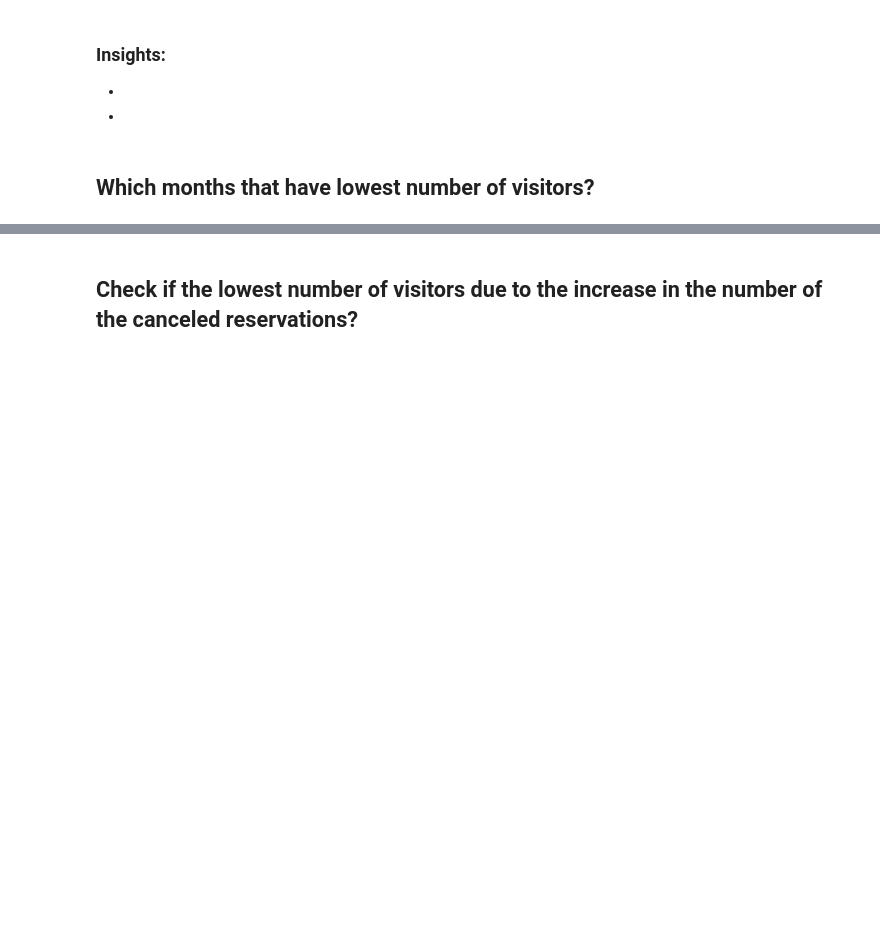
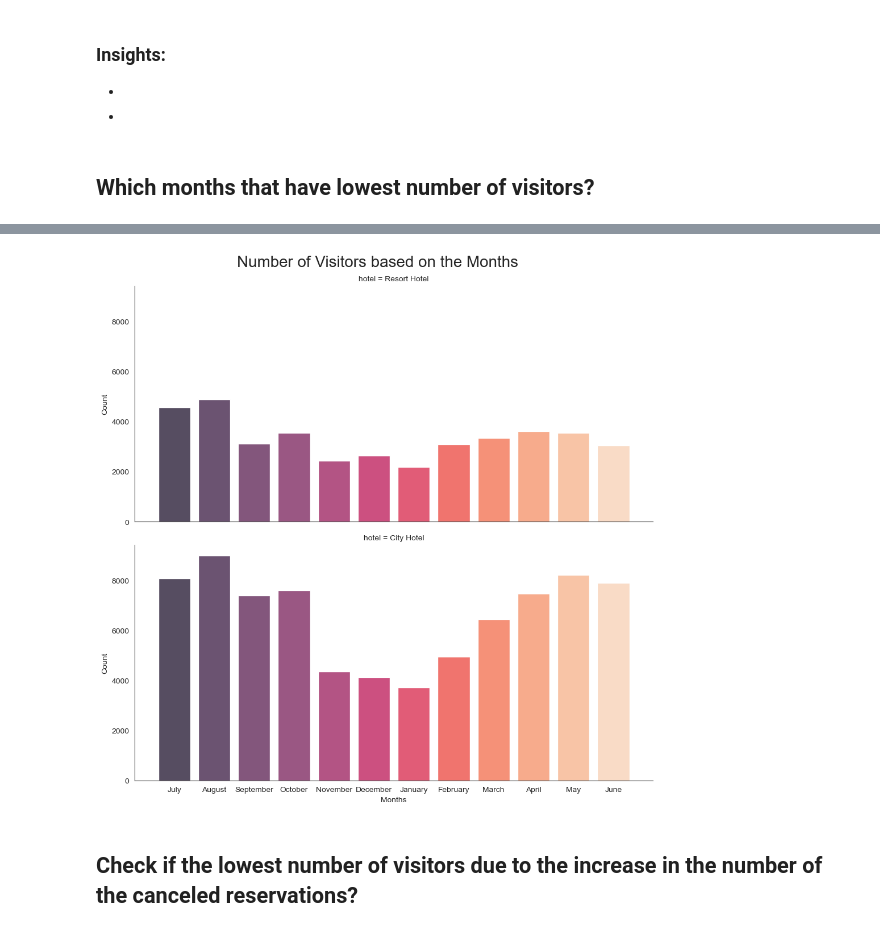
Before and after one commit to Tuwaiq-Data-Science-Bootcamp-V3/PCA-Lab1, a Jupyter notebook: CV_Assignment.ipynb, the cells around one changed output, grey strips where cells are left out. Cells and saved outputs as stored; diff of their text form; code cells hidden in the pictures; blank space fills up the shorter version.

```diff
--- a/CV_Assignment.ipynb
+++ b/CV_Assignment.ipynb
@@ -128,2 +152,12 @@ df.describe(include='object')
+# %%
+graph = sns.FacetGrid(df, row="hotel", hue="arrival_date_month", palette='rocket', height=5, aspect=2)
+graph.fig.subplots_adjust(top=0.2)
+graph.fig.suptitle('Number of Visitors based on the Months', fontsize=20)
+graph.map(sns.histplot, "arrival_date_month", shrink=0.8, edgecolor=None)
+graph.set_xlabels('Months')
+
+plt.show()
+# %% [output]
+[figure, added]
 # %% [markdown]
 ## Check if the lowest number of visitors due to the increase in the number of the canceled reservations?
```
Also changed, not shown: parts of 32 cells of this notebook.
